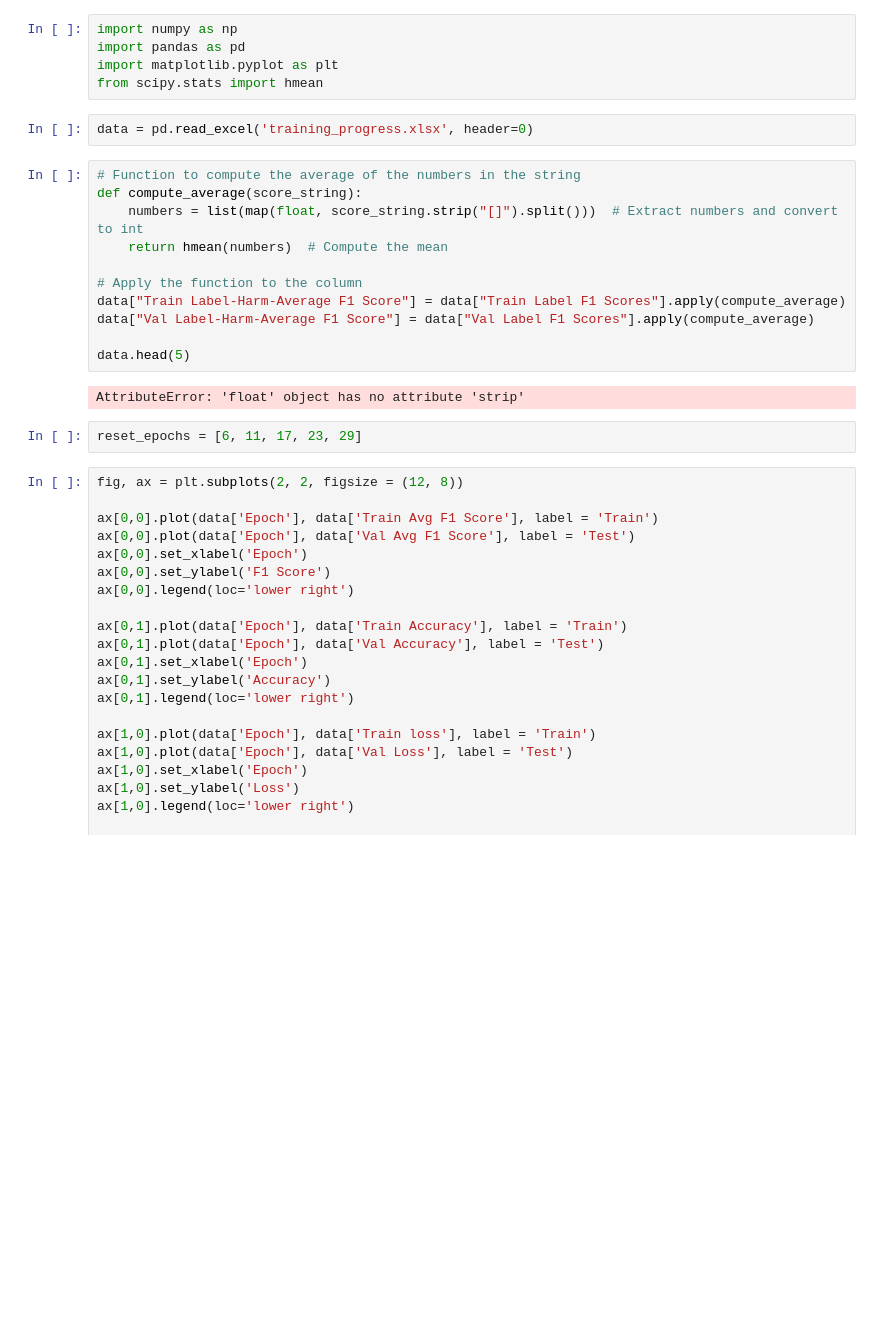
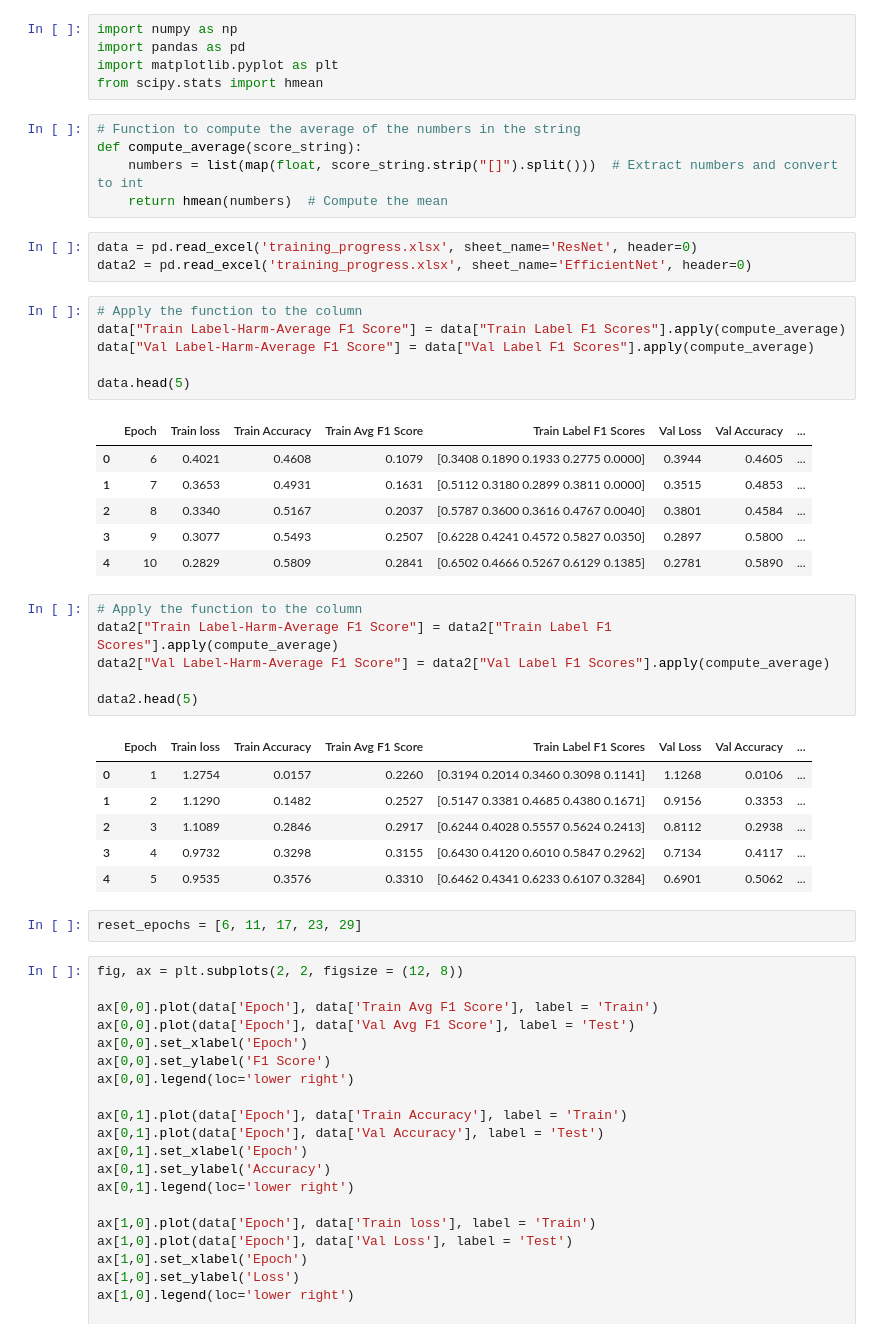
Before and after one commit to griffinfarrow/bhf_classification, a Jupyter notebook: ecg_classification_model/analyse_training_progress.ipynb, the cells around one changed output. Cells and saved outputs as stored; diff of their text form; blank space fills up the shorter version.

```diff
--- a/ecg_classification_model/analyse_training_progress.ipynb
+++ b/ecg_classification_model/analyse_training_progress.ipynb
@@ -3,21 +3,40 @@ import numpy as np
 import pandas as pd
 import matplotlib.pyplot as plt
 from scipy.stats import hmean
+# %%
+# Function to compute the average of the numbers in the string
+def compute_average(score_string):
+    numbers = list(map(float, score_string.strip("[]").split()))  # Extract numbers and convert to int
+    return hmean(numbers)  # Compute the mean
 # %%
-data = pd.read_excel('training_progress.xlsx', header=0)
+data = pd.read_excel('training_progress.xlsx', sheet_name='ResNet', header=0)
+data2 = pd.read_excel('training_progress.xlsx', sheet_name='EfficientNet', header=0)
 # %%
-# Function to compute the average of the numbers in the string
-def compute_average(score_string):
-    numbers = list(map(float, score_string.strip("[]").split()))  # Extract numbers and convert to int
-    return hmean(numbers)  # Compute the mean
-
 # Apply the function to the column
 data["Train Label-Harm-Average F1 Score"] = data["Train Label F1 Scores"].apply(compute_average)
 data["Val Label-Harm-Average F1 Score"] = data["Val Label F1 Scores"].apply(compute_average)
 
 data.head(5)
 # %% [output]
-AttributeError: 'float' object has no attribute 'strip'
+|  | Epoch | Train loss | Train Accuracy | Train Avg F1 Score | Train Label F1 Scores | Val Loss | Val Accuracy | ... |
+| 0 | 6 | 0.4021 | 0.4608 | 0.1079 | [0.3408 0.1890 0.1933 0.2775 0.0000] | 0.3944 | 0.4605 | ... |
+| 1 | 7 | 0.3653 | 0.4931 | 0.1631 | [0.5112 0.3180 0.2899 0.3811 0.0000] | 0.3515 | 0.4853 | ... |
+| 2 | 8 | 0.3340 | 0.5167 | 0.2037 | [0.5787 0.3600 0.3616 0.4767 0.0040] | 0.3801 | 0.4584 | ... |
+| 3 | 9 | 0.3077 | 0.5493 | 0.2507 | [0.6228 0.4241 0.4572 0.5827 0.0350] | 0.2897 | 0.5800 | ... |
+| 4 | 10 | 0.2829 | 0.5809 | 0.2841 | [0.6502 0.4666 0.5267 0.6129 0.1385] | 0.2781 | 0.5890 | ... |
+# %%
+# Apply the function to the column
+data2["Train Label-Harm-Average F1 Score"] = data2["Train Label F1 Scores"].apply(compute_average)
+data2["Val Label-Harm-Average F1 Score"] = data2["Val Label F1 Scores"].apply(compute_average)
+
+data2.head(5)
+# %% [output]
+|  | Epoch | Train loss | Train Accuracy | Train Avg F1 Score | Train Label F1 Scores | Val Loss | Val Accuracy | ... |
+| 0 | 1 | 1.2754 | 0.0157 | 0.2260 | [0.3194 0.2014 0.3460 0.3098 0.1141] | 1.1268 | 0.0106 | ... |
+| 1 | 2 | 1.1290 | 0.1482 | 0.2527 | [0.5147 0.3381 0.4685 0.4380 0.1671] | 0.9156 | 0.3353 | ... |
+| 2 | 3 | 1.1089 | 0.2846 | 0.2917 | [0.6244 0.4028 0.5557 0.5624 0.2413] | 0.8112 | 0.2938 | ... |
+| 3 | 4 | 0.9732 | 0.3298 | 0.3155 | [0.6430 0.4120 0.6010 0.5847 0.2962] | 0.7134 | 0.4117 | ... |
+| 4 | 5 | 0.9535 | 0.3576 | 0.3310 | [0.6462 0.4341 0.6233 0.6107 0.3284] | 0.6901 | 0.5062 | ... |
 # %%
 reset_epochs = [6, 11, 17, 23, 29]
 # %%
```
Also changed, not shown: parts of 2 cells of this notebook, 1 other file.
